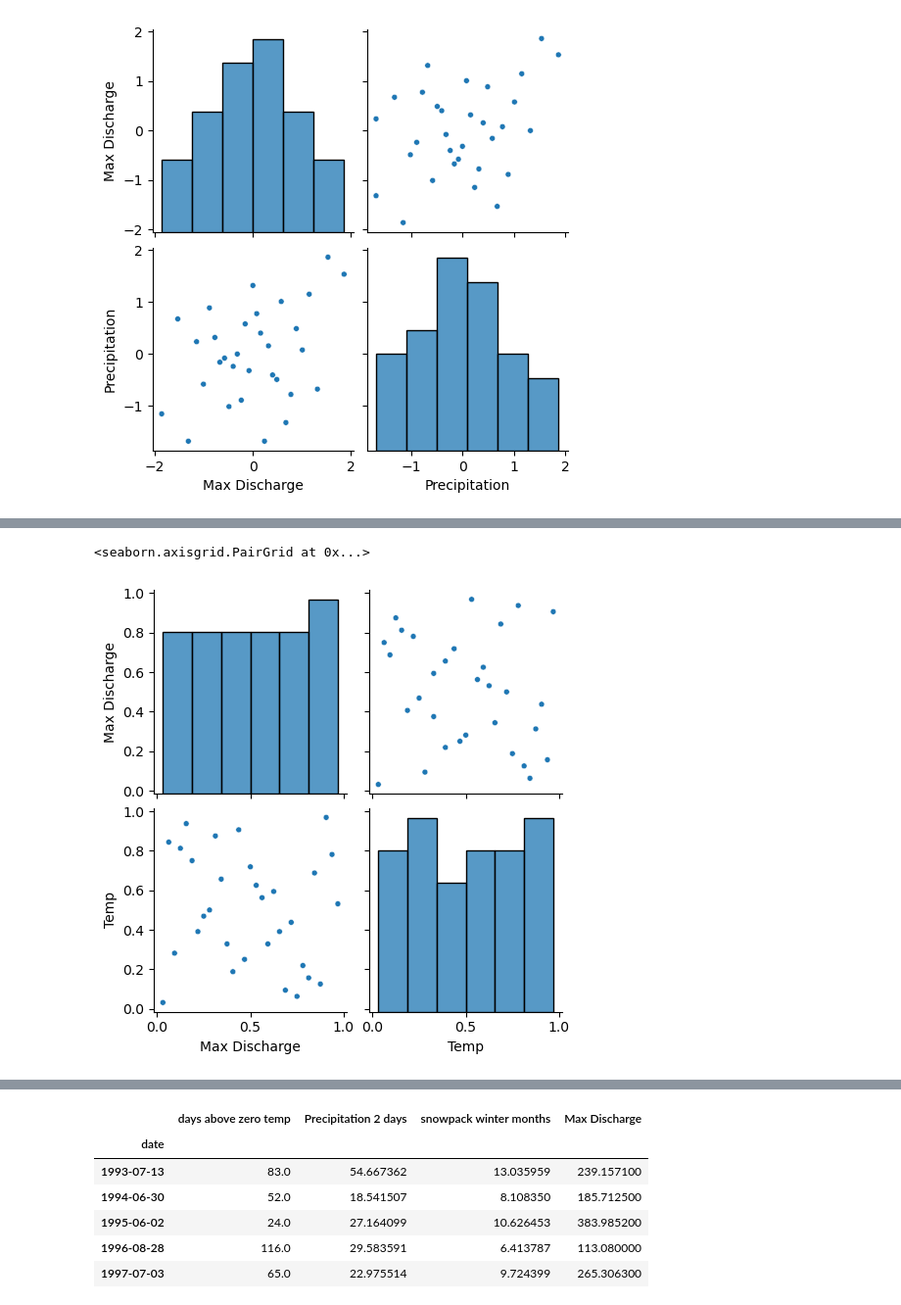
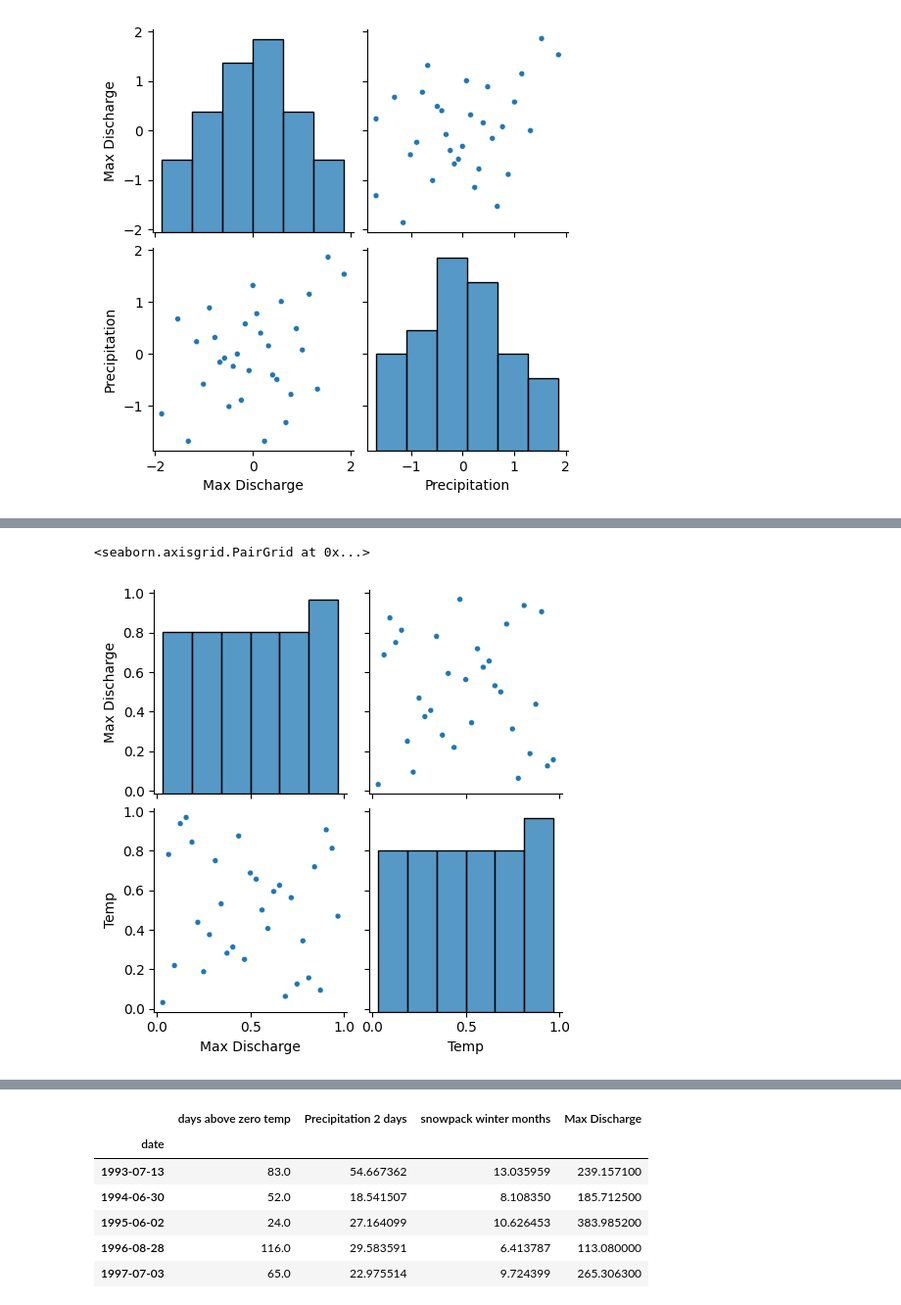
Before and after one commit to maxblw/CEGM2005_glommaproject, a Jupyter notebook: Data_analysis/correlations.ipynb, the cells around one changed output, grey strips where cells are left out. Shown at 98% size. Drawn from its saved outputs; the diff is of its cells as text; code cells hidden in the pictures.

```diff
--- a/Data_analysis/correlations.ipynb
+++ b/Data_analysis/correlations.ipynb
@@ -655,7 +284,7 @@ precip1998 = np.sum(df['precip [mm/day]'].loc['1998-06-22':'1998-06-29'])
 #calculate precip over 5 days prior to peak discharge
 precip = np.zeros(len(max_list))
 
-for i, date in enumerate(max_list['date']):
+for i, date in enumerate(max_list.index):
 
     precip[i] = df.loc[date - pd.Timedelta(days=5):date, 'precip [mm/day]'].sum()
 
@@ -673,7 +302,7 @@ print(precip)
 #find strongest relation for cummulative precip over 1 to 10 days prior to peak discharge
 precip1d = np.zeros(len(max_list))
 
-for i, date in enumerate(max_list['date']):
+for i, date in enumerate(max_list.index):
     precip1d[i] = df.loc[date - pd.Timedelta(days=1):date, 'precip [mm/day]'].sum()
 
 rho_1 = stats.pearsonr(max_list['Q(m3/s)'], precip1d)
@@ -682,7 +311,7 @@ spearman_1 = stats.spearmanr(max_list['Q(m3/s)'], precip1d)
 print('The spearman correlation coefficient for 1-day precipitation is:', spearman_1[0])
 
 precip2d = np.zeros(len(max_list))
-for i, date in enumerate(max_list['date']):
+for i, date in enumerate(max_list.index):
     precip2d[i] = df.loc[date - pd.Timedelta(days=2):date, 'precip [mm/day]'].sum()
 rho_2 = stats.pearsonr(max_list['Q(m3/s)'], precip2d)
 print('The correlation coefficient for 2-day precipitation is:', rho_2[0])
@@ -690,7 +319,7 @@ spearman_2 = stats.spearmanr(max_list['Q(m3/s)'], precip2d)
 print('The spearman correlation coefficient for 2-day precipitation is:', spearman_2[0])
 
 precip3d = np.zeros(len(max_list))
-for i, date in enumerate(max_list['date']):
+for i, date in enumerate(max_list.index):
     precip3d[i] = df.loc[date - pd.Timedelta(days=3):date, 'precip [mm/day]'].sum()
 rho_3 = stats.pearsonr(max_list['Q(m3/s)'], precip3d)
 print('The correlation coefficient for 3-day precipitation is:', rho_3[0])
@@ -698,7 +327,7 @@ spearman_3 = stats.spearmanr(max_list['Q(m3/s)'], precip3d)
 print('The spearman correlation coefficient for 3-day precipitation is:', spearman_3[0])
 
 precip4d = np.zeros(len(max_list))
-for i, date in enumerate(max_list['date']):
+for i, date in enumerate(max_list.index):
     precip4d[i] = df.loc[date - pd.Timedelta(days=4):date, 'precip [mm/day]'].sum()
 rho_4 = stats.pearsonr(max_list['Q(m3/s)'], precip4d)
 print('The correlation coefficient for 4-day precipitation is:', rho_4[0])
@@ -706,7 +335,7 @@ spearman_4 = stats.spearmanr(max_list['Q(m3/s)'], precip4d)
 print('The spearman correlation coefficient for 4-day precipitation is:', spearman_4[0])
 
 precip5d = np.zeros(len(max_list))
-for i, date in enumerate(max_list['date']):
+for i, date in enumerate(max_list.index):
     precip5d[i] = df.loc[date - pd.Timedelta(days=5):date, 'precip [mm/day]'].sum()
 rho_5 = stats.pearsonr(max_list['Q(m3/s)'], precip5d)
 print('The correlation coefficient for 5-day precipitation is:', rho_5[0])
@@ -714,7 +343,7 @@ spearman_5 = stats.spearmanr(max_list['Q(m3/s)'], precip5d)
 print('The spearman correlation coefficient for 5-day precipitation is:', spearman_5[0])
 
 precip6d = np.zeros(len(max_list))
-for i, date in enumerate(max_list['date']):
+for i, date in enumerate(max_list.index):
     precip6d[i] = df.loc[date - pd.Timedelta(days=6):date, 'precip [mm/day]'].sum()
 rho_6 = stats.pearsonr(max_list['Q(m3/s)'], precip6d)
 print('The correlation coefficient for 6-day precipitation is:', rho_6[0])
@@ -722,7 +351,7 @@ spearman_6 = stats.spearmanr(max_list['Q(m3/s)'], precip6d)
 print('The spearman correlation coefficient for 6-day precipitation is:', spearman_6[0])
 
 precip7d = np.zeros(len(max_list))
-for i, date in enumerate(max_list['date']):
+for i, date in enumerate(max_list.index):
     precip7d[i] = df.loc[date - pd.Timedelta(days=7):date, 'precip [mm/day]'].sum()
 rho_7 = stats.pearsonr(max_list['Q(m3/s)'], precip7d)
 print('The correlation coefficient for 7-day precipitation is:', rho_7[0])
@@ -730,7 +359,7 @@ spearman_7 = stats.spearmanr(max_list['Q(m3/s)'], precip7d)
 print('The spearman correlation coefficient for 7-day precipitation is:', spearman_7[0])
 
 precip8d = np.zeros(len(max_list))
-for i, date in enumerate(max_list['date']):
+for i, date in enumerate(max_list.index):
     precip8d[i] = df.loc[date - pd.Timedelta(days=8):date, 'precip [mm/day]'].sum()
 
 rho_8 = stats.pearsonr(max_list['Q(m3/s)'], precip8d)
@@ -739,7 +368,7 @@ spearman_8 = stats.spearmanr(max_list['Q(m3/s)'], precip8d)
 print('The spearman correlation coefficient for 8-day precipitation is:', spearman_8[0])
 
 precip9d = np.zeros(len(max_list))
-for i, date in enumerate(max_list['date']):
+for i, date in enumerate(max_list.index):
     precip9d[i] = df.loc[date - pd.Timedelta(days=9):date, 'precip [mm/day]'].sum()
 rho_9 = stats.pearsonr(max_list['Q(m3/s)'], precip9d)
 print('The correlation coefficient for 9-day precipitation is:', rho_9[0])
@@ -747,7 +376,7 @@ spearman_9 = stats.spearmanr(max_list['Q(m3/s)'], precip9d)
 print('The spearman correlation coefficient for 9-day precipitation is:', spearman_9[0])
 
 precip10d = np.zeros(len(max_list))
-for i, date in enumerate(max_list['date']):
+for i, date in enumerate(max_list.index):
     precip10d[i] = df.loc[date - pd.Timedelta(days=10):date, 'precip [mm/day]'].sum()
 rho_10 = stats.pearsonr(max_list['Q(m3/s)'], precip10d)
 print('The correlation coefficient for 10-day precipitation is:', rho_10[0])
@@ -755,7 +384,7 @@ spearman_10 = stats.spearmanr(max_list['Q(m3/s)'], precip10d)
 print('The spearman correlation coefficient for 10-day precipitation is:', spearman_10[0])
 
 precip11d = np.zeros(len(max_list))
-for i, date in enumerate(max_list['date']):
+for i, date in enumerate(max_list.index):
     precip11d[i] = df.loc[date - pd.Timedelta(days=11):date, 'precip [mm/day]'].sum()
 rho_11 = stats.pearsonr(max_list['Q(m3/s)'], precip11d)
 print('The correlation coefficient for 11-day precipitation is:', rho_11[0])
@@ -763,7 +392,7 @@ spearman_11 = stats.spearmanr(max_list['Q(m3/s)'], precip11d)
 print('The spearman correlation coefficient for 11-day precipitation is:', spearman_11[0])
 
 precip12d = np.zeros(len(max_list))
-for i, date in enumerate(max_list['date']):
+for i, date in enumerate(max_list.index):
     precip12d[i] = df.loc[date - pd.Timedelta(days=12):date, 'precip [mm/day]'].sum()
 rho_12 = stats.pearsonr(max_list['Q(m3/s)'], precip12d)
 print('The correlation coefficient for 12-day precipitation is:', rho_12[0])
@@ -826,7 +455,7 @@ plt.show()
 
 temp_count = np.zeros(len(max_list))
 
-for i, date in enumerate(max_list['date']):
+for i, date in enumerate(max_list.index):
     date_0 = pd.Timestamp(year=date.year, month=1, day=1)
     temp_count[i] = np.sum(df['Tmean [C]'].loc[date_0:date] > 0)
 print(temp_count)
@@ -854,6 +483,6 @@ Strongest correlation is for days above zero mean temp and winter snowpack with
 # %%
 temp_mean = np.zeros(len(max_list))
-for i, date in enumerate(max_list['date']):
+for i, date in enumerate(max_list.index):
     date_0 = pd.Timestamp(year=date.year, month=1, day=1)
     temp_mean[i] = np.mean(df['Tmean [C]'].loc[date_0:date])
 print(temp_mean)
@@ -882,10 +511,10 @@ The correlation coefficient between mean temperature and winter snowpack is: -0.
 The spearman correlation coefficient between mean temperature and winter snowpack is: -0.09193548387096774
 # %%
-unity_df = unity(pd.DataFrame({'Max Discharge': max_list['Q(m3/s)'].values, 'Temp': temp_count}))
+unity_df = unity(pd.DataFrame({'Max Discharge': max_list['Q(m3/s)'].values, 'Temp': temp_mean}))
 sns.pairplot(data=unity_df, height=2.5, plot_kws = dict(size=0.1))
 # %% [output]
 <seaborn.axisgrid.PairGrid at 0x...>
-[figure, old version]
+[figure, new version]
 # %%
 sd_data = sd_normal(unity_df)
 sns.pairplot(sd_data, height=2.5,plot_kws=dict(size=.1))
```
Also changed, not shown: parts of 31 cells of this notebook, 8 other files.
